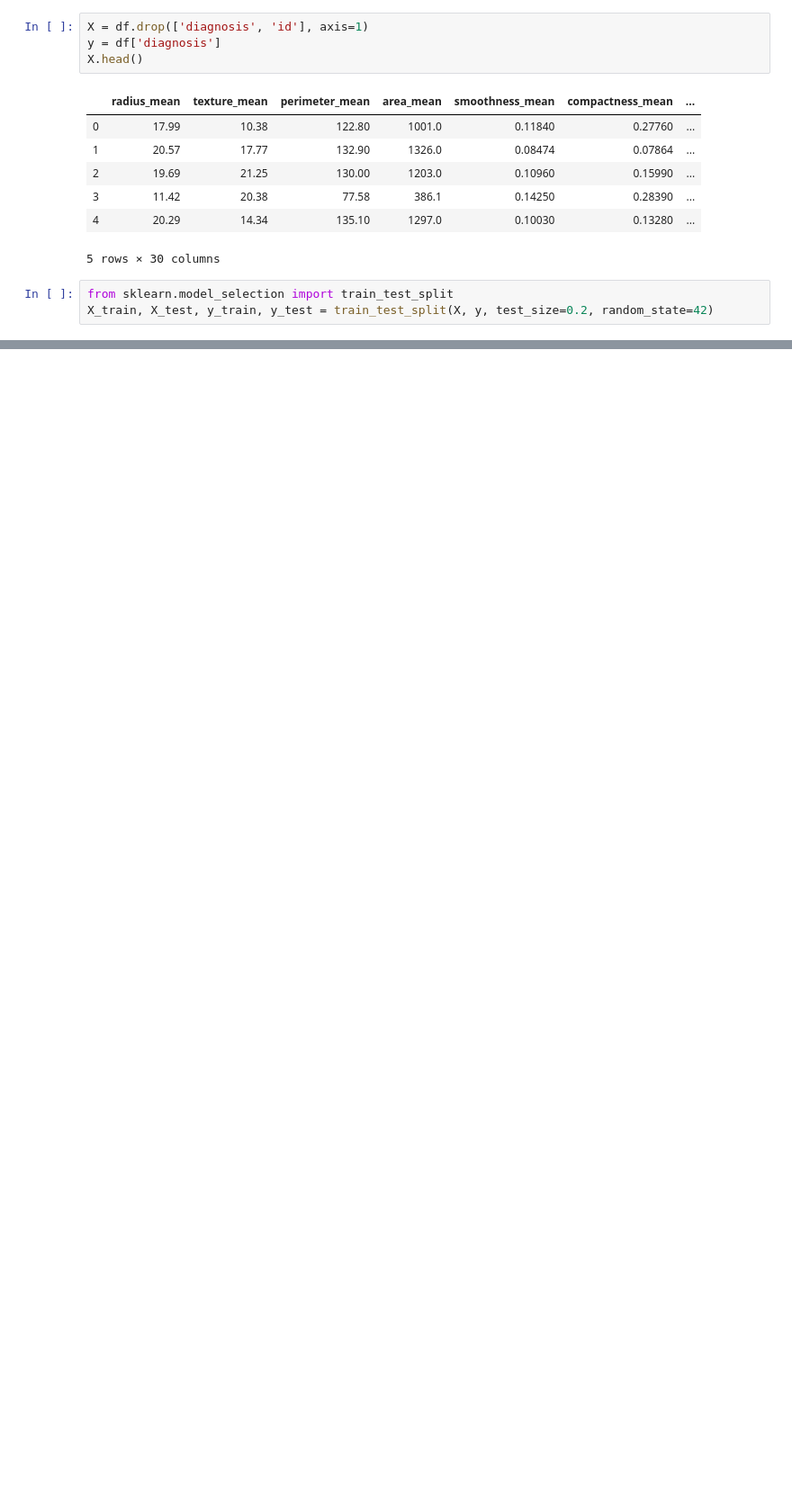
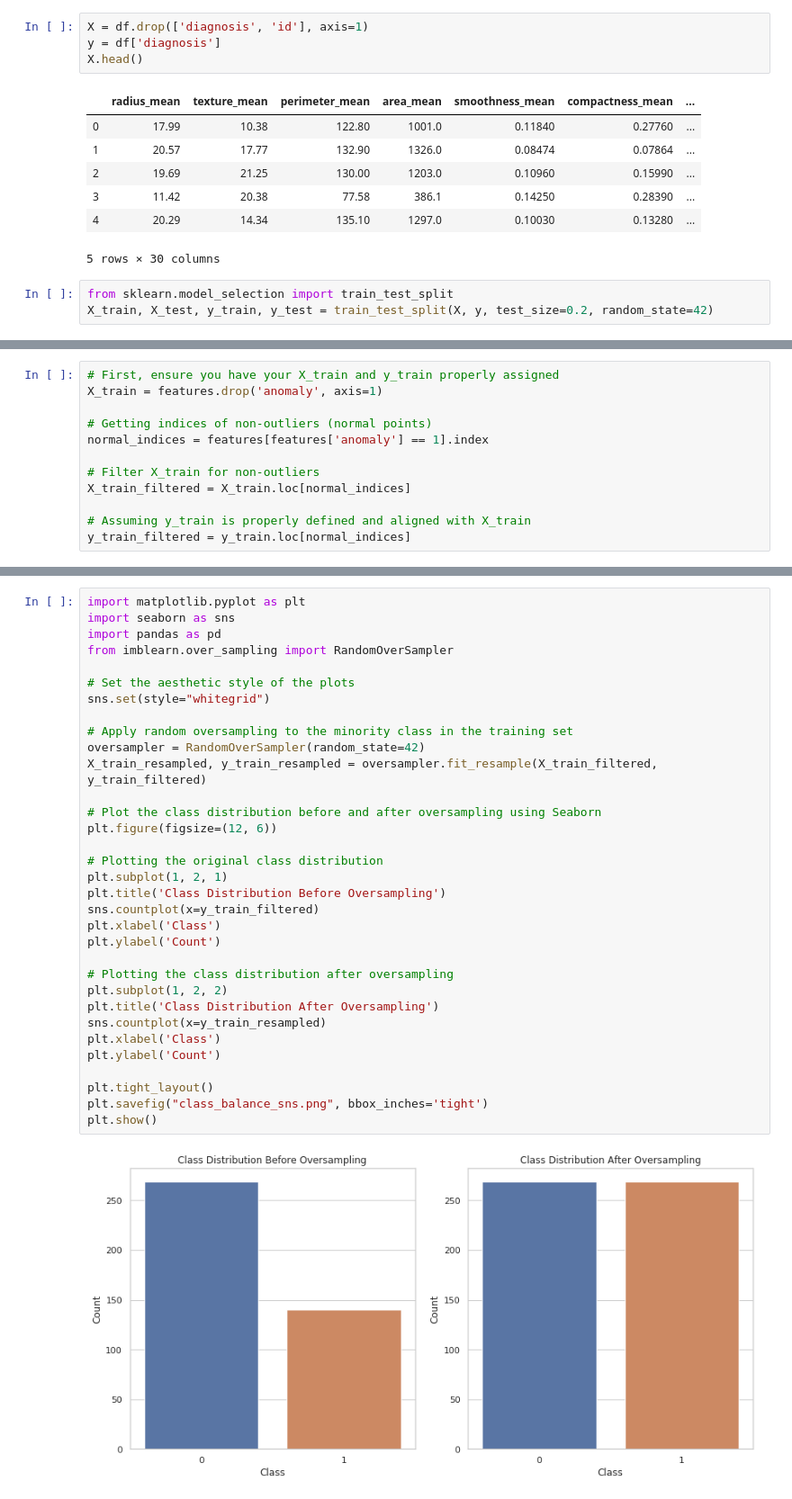
Before and after one commit to BuyingANew-Soul/Breast-Cancer-Wisconsin, a Jupyter notebook: breast-cancer-wisconsin.ipynb, the cells around one changed output, grey strips where cells are left out. Shown at 90% size. Cells and saved outputs as stored; diff of their text form; blank space fills up the shorter version.

```diff
--- a/breast-cancer-wisconsin.ipynb
+++ b/breast-cancer-wisconsin.ipynb
@@ -431,0 +343,12 @@ plt.title('tSNE projection of Breast Cancer Dataset');
+# %%
+# First, ensure you have your X_train and y_train properly assigned
+X_train = features.drop('anomaly', axis=1)
+
+# Getting indices of non-outliers (normal points)
+normal_indices = features[features['anomaly'] == 1].index
+
+# Filter X_train for non-outliers
+X_train_filtered = X_train.loc[normal_indices]
+
+# Assuming y_train is properly defined and aligned with X_train
+y_train_filtered = y_train.loc[normal_indices]
@@ -431,0 +427,35 @@ plt.title('tSNE projection of Breast Cancer Dataset');
+# %%
+import matplotlib.pyplot as plt
+import seaborn as sns
+import pandas as pd
+from imblearn.over_sampling import RandomOverSampler
+
+# Set the aesthetic style of the plots
+sns.set(style="whitegrid")
+
+# Apply random oversampling to the minority class in the training set
+oversampler = RandomOverSampler(random_state=42)
+X_train_resampled, y_train_resampled = oversampler.fit_resample(X_train_filtered, y_train_filtered)
+
+# Plot the class distribution before and after oversampling using Seaborn
+plt.figure(figsize=(12, 6))
+
+# Plotting the original class distribution
+plt.subplot(1, 2, 1)
+plt.title('Class Distribution Before Oversampling')
+sns.countplot(x=y_train_filtered)
+plt.xlabel('Class')
+plt.ylabel('Count')
+
+# Plotting the class distribution after oversampling
+plt.subplot(1, 2, 2)
+plt.title('Class Distribution After Oversampling')
+sns.countplot(x=y_train_resampled)
+plt.xlabel('Class')
+plt.ylabel('Count')
+
+plt.tight_layout()
+plt.savefig("class_balance_sns.png", bbox_inches='tight')
+plt.show()
+# %% [output]
+[figure, added]
```
Also changed, not shown: parts of 64 cells of this notebook.
